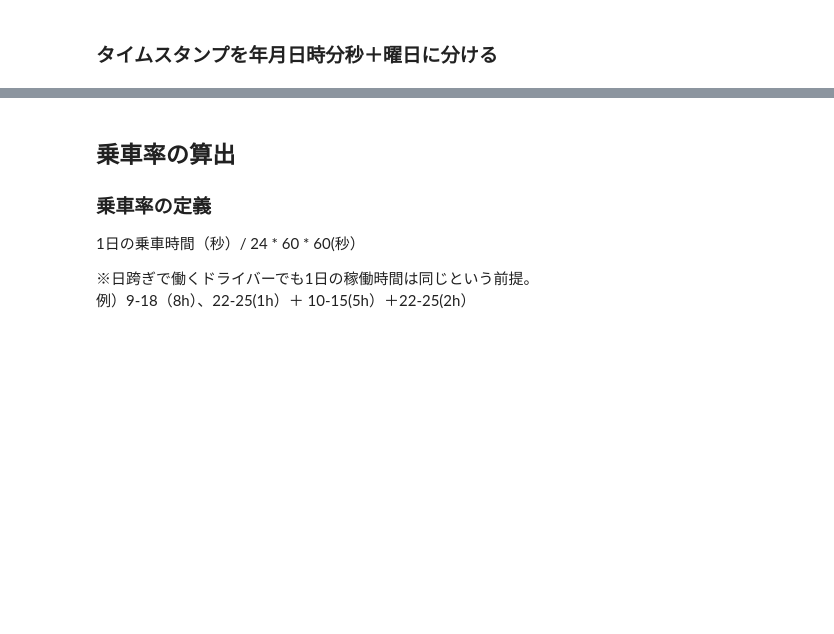
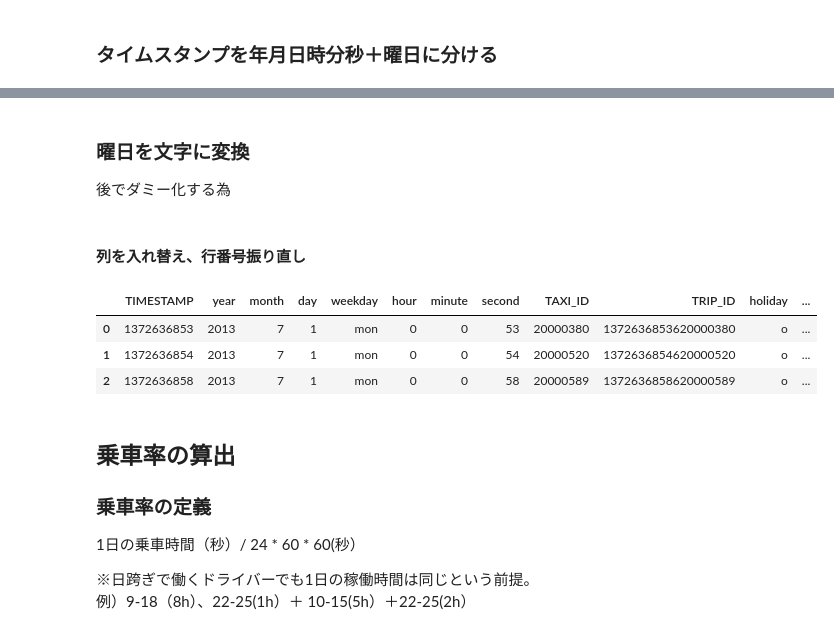
Before and after one commit to snufkin92/taxi_service_trajectory, a Jupyter notebook: taxi_service_trajectory.ipynb, the cells around one changed output, grey strips where cells are left out. Saved outputs shown, nothing was run; the diff lists cells and outputs as text; code cells hidden in the pictures; blank space fills up the shorter version.

```diff
--- a/taxi_service_trajectory.ipynb
+++ b/taxi_service_trajectory.ipynb
@@ -290,3 +325,6 @@ df[df["TAXI_ID"] == 20000380].head(3)
+# %%
+df.drop([105726, 299257, 456708, 737559, 782437, 848772, 932616, 1428555],
+        inplace=True)
 # %%
 df[df["MISSING_DATA"] != False]
 # %% [output]
@@ -401,3 +446,51 @@ arr
+# %% [markdown]
+### 曜日を文字に変換
+後でダミー化する為
+# %%
+# Monday=0, Sunday=6 => 0=Mon, 6=Sun に変換
+def convert_weekday(x):
+
+    if x == 0:
+        return "mon"
+    elif x == 1:
+        return "tue"
+    elif x == 2:
+        return "wed"
+    elif x == 3:
+        return "thu"
+    elif x == 4:
+        return "fri"
+    elif x == 5:
+        return "sat"
+    elif x == 6:
+        return "sun"
+
+df["weekday"] = df["weekday"].apply(convert_weekday)
+# %% [markdown]
+#### 列を入れ替え、行番号振り直し
+# %%
+con_names = [
+    "TIMESTAMP", "year", "month", "day", "weekday", "hour", "minute", "second",
+    "TAXI_ID", "TRIP_ID", "holiday", "riding_time", "start_point", "end_point",
+    "DAY_TYPE", "CALL_TYPE", "ORIGIN_STAND", "ORIGIN_CALL", "MISSING_DATA",
+    "POLYLINE"
+]
+
+df.sort_values(
+    by=["year", "month", "day", "hour", "minute", "second"],
+    ascending=True,
+    inplace=True)
+df = df.reindex(con_names, axis=1)
+
+# 元の行インデックスをdropし、振りなおす
+df.reset_index(drop=True, inplace=True)
+# %%
+df.head(3)
+# %% [output]
+|  | TIMESTAMP | year | month | day | weekday | hour | minute | second | TAXI_ID | TRIP_ID | holiday | ... |
+| 0 | 1372636853 | 2013 | 7 | 1 | mon | 0 | 0 | 53 | 20000380 | 1372636853620000380 | o | ... |
+| 1 | 1372636854 | 2013 | 7 | 1 | mon | 0 | 0 | 54 | 20000520 | 1372636854620000520 | o | ... |
+| 2 | 1372636858 | 2013 | 7 | 1 | mon | 0 | 0 | 58 | 20000589 | 1372636858620000589 | o | ... |
 # %% [markdown]
 ## 乗車率の算出
 
```
Also changed, not shown: parts of 55 cells of this notebook.
